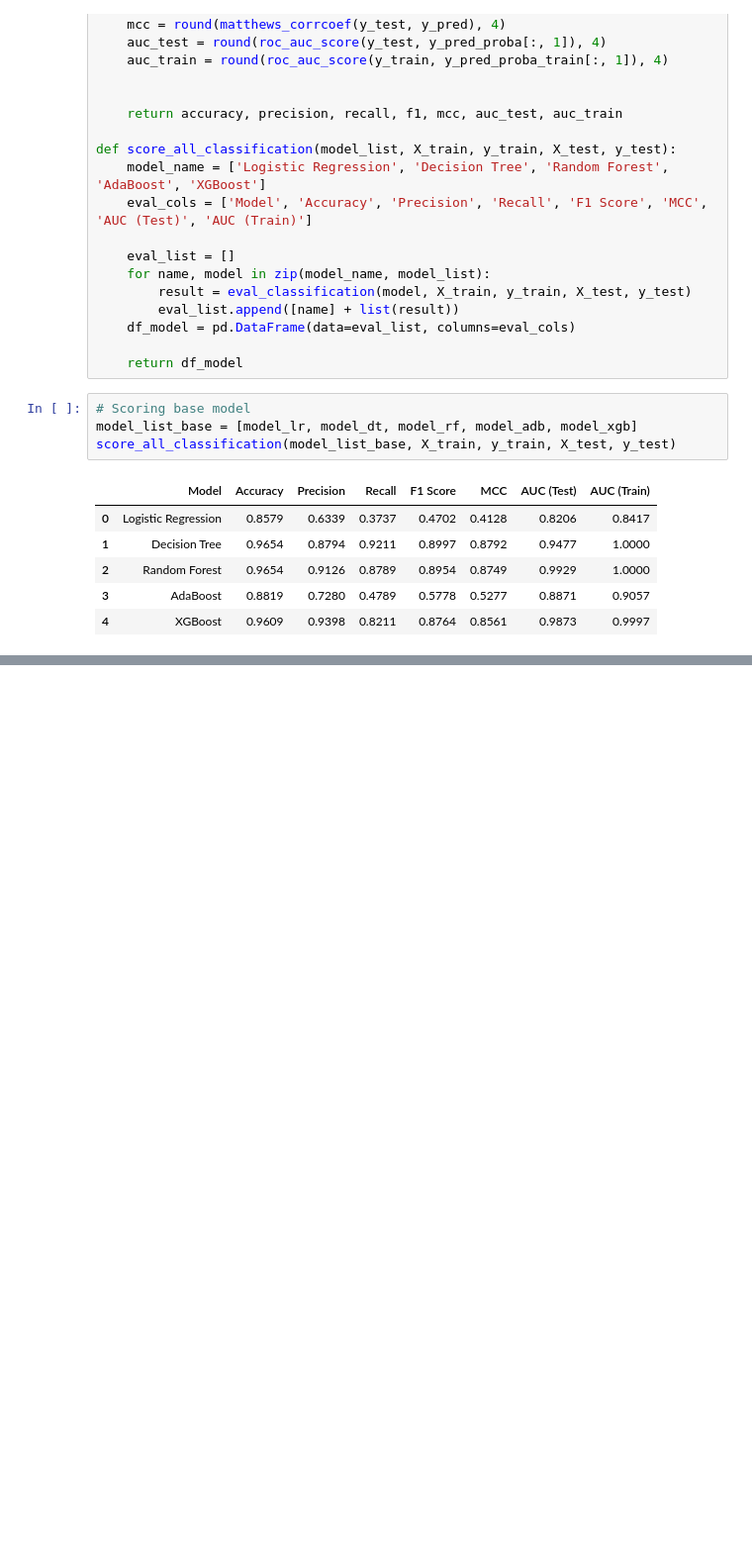
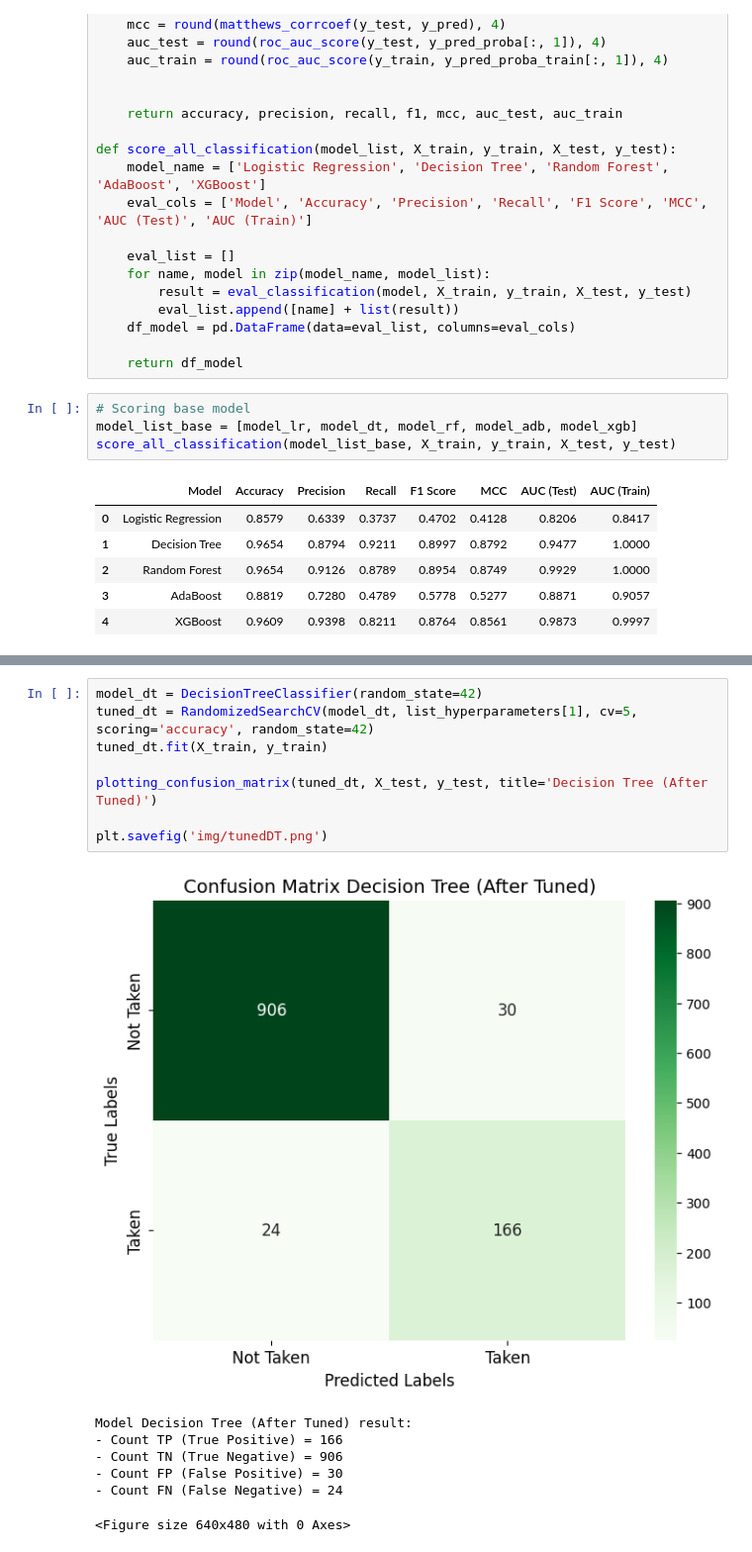
Before and after one commit to RaulSandj/E-Commerce-Churn-Analysis-and-Prediction, a Jupyter notebook: EcommAnalysis.ipynb, the cells around one changed output, grey strips where cells are left out. Shown at 99% size. Saved outputs shown, nothing was run; the diff lists cells and outputs as text; blank space fills up the shorter version.

```diff
--- a/EcommAnalysis.ipynb
+++ b/EcommAnalysis.ipynb
@@ -793,0 +876,16 @@ score_all_classification(model_list_base, X_train, y_train, X_test, y_test)
+# %%
+model_dt = DecisionTreeClassifier(random_state=42)
+tuned_dt = RandomizedSearchCV(model_dt, list_hyperparameters[1], cv=5, scoring='accuracy', random_state=42)
+tuned_dt.fit(X_train, y_train)
+
+plotting_confusion_matrix(tuned_dt, X_test, y_test, title='Decision Tree (After Tuned)')
+
+plt.savefig('img/tunedDT.png')
+# %% [output]
+[figure, added]
+Model Decision Tree (After Tuned) result:
+- Count TP (True Positive) = 166
+- Count TN (True Negative) = 906
+- Count FP (False Positive) = 30
+- Count FN (False Negative) = 24
+<Figure size 640x480 with 0 Axes>
```
Also changed, not shown: parts of 17 cells of this notebook.
